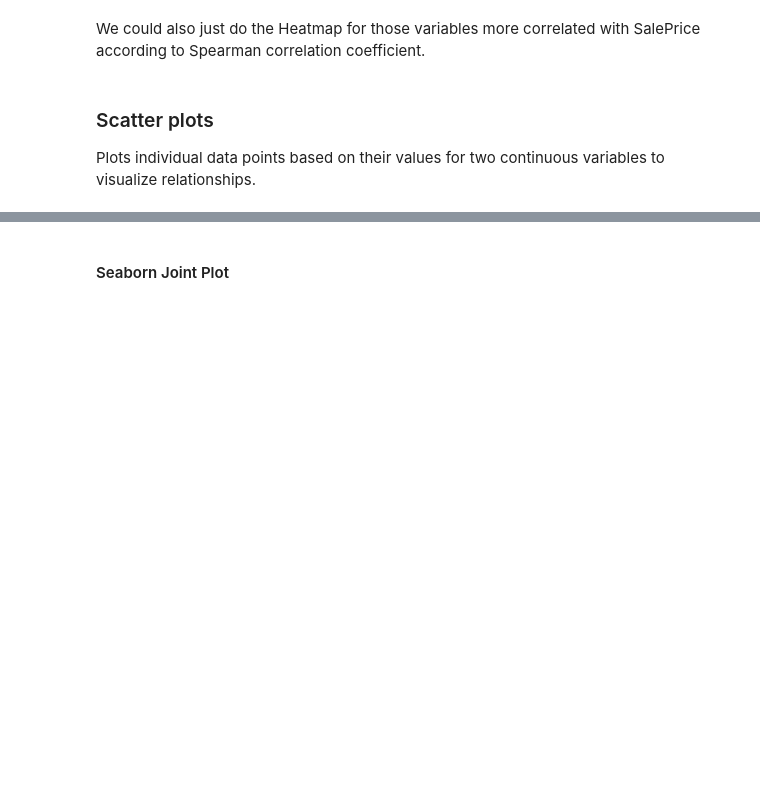
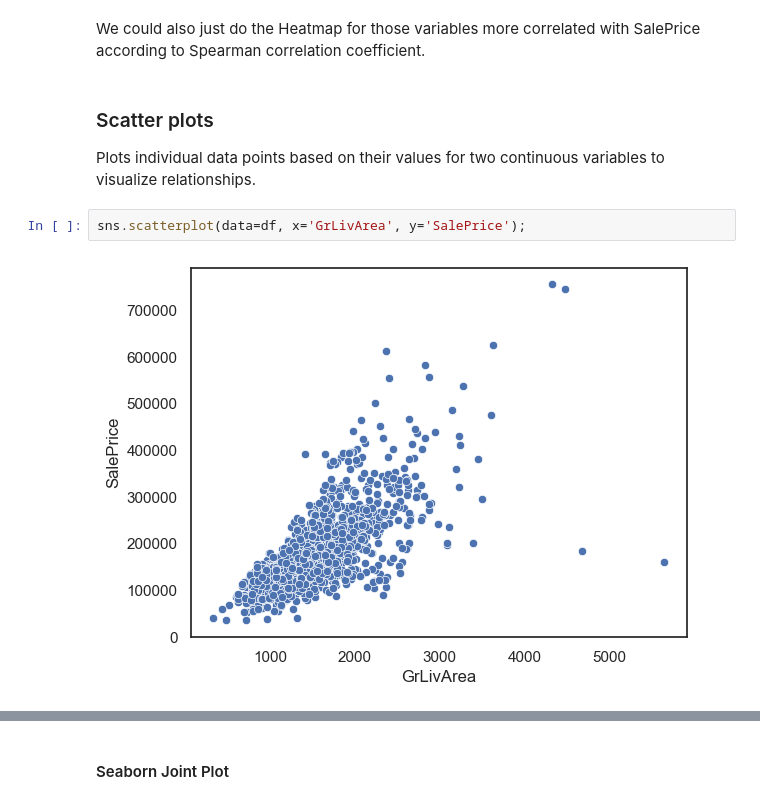
Before and after one commit to Ironhack-Data-Madrid-Enero-2024/apuntes_clase, a Jupyter notebook: semana_5/2.EDA_bivariate.ipynb, the cells around one changed output, grey strips where cells are left out. Drawn from its saved outputs; the diff is of its cells as text; blank space fills up the shorter version.

```diff
--- a/semana_5/2.EDA_bivariate.ipynb
+++ b/semana_5/2.EDA_bivariate.ipynb
@@ -271,3 +439,7 @@ We could also just do the Heatmap for those variables more correlated with SaleP
 # %% [markdown]
 ### Scatter plots
 Plots individual data points based on their values for two continuous variables to visualize relationships.
+# %%
+sns.scatterplot(data=df, x='GrLivArea', y='SalePrice');
+# %% [output]
+[figure, added]
```
Also changed, not shown: parts of 61 cells of this notebook.
